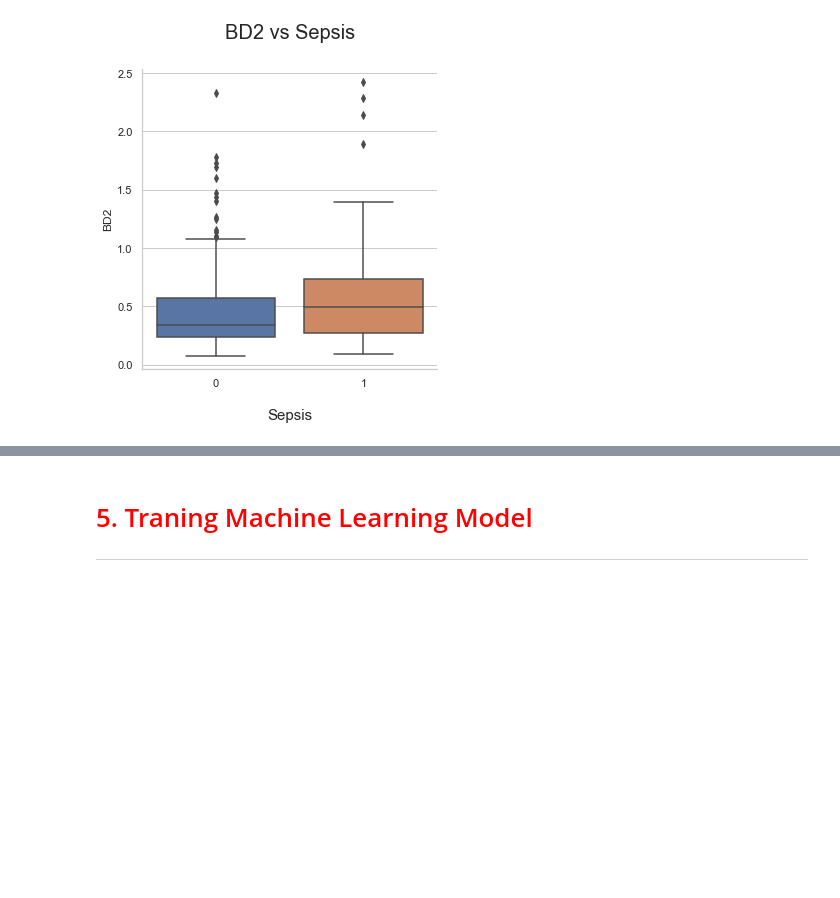
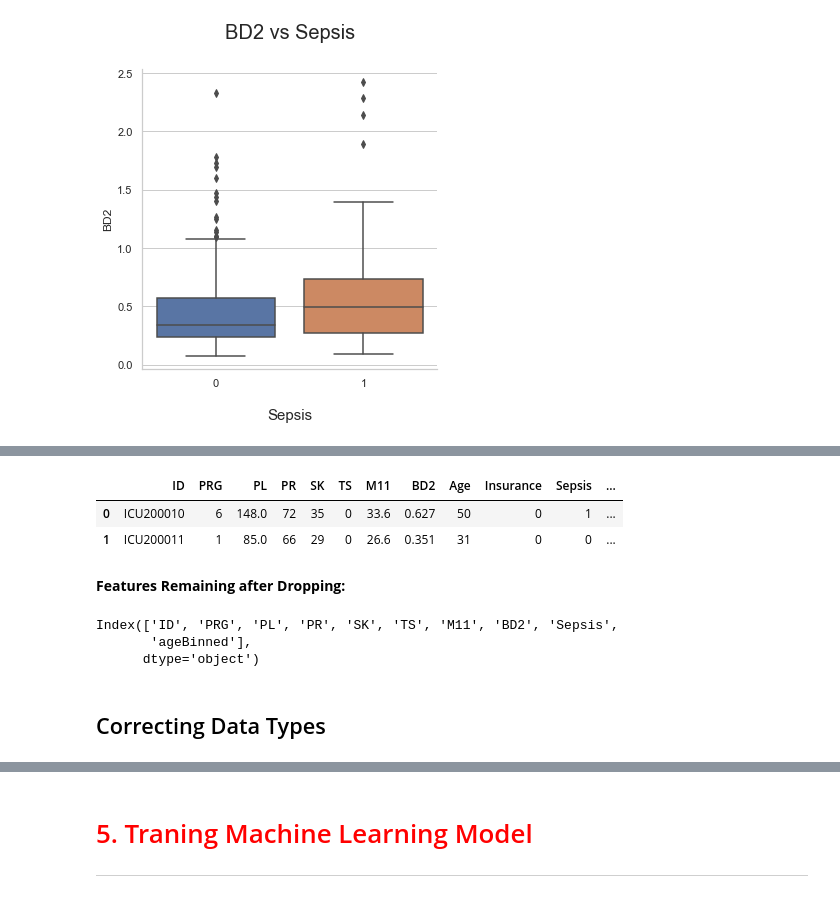
Before and after one commit to tuananh131001/Machine-Learning-Assigment1, a Jupyter notebook: Assignment_1.ipynb, the cells around one changed output, grey strips where cells are left out. Saved outputs shown, nothing was run; the diff lists cells and outputs as text; code cells hidden in the pictures; blank space fills up the shorter version.

```diff
--- a/Assignment_1.ipynb
+++ b/Assignment_1.ipynb
@@ -346,0 +937,20 @@ plt.xlabel("Sepsis", fontsize = 15, labelpad = 20);
+# %%
+"""Let's see all the variables we currently have with their category."""
+display(train.head(2))
+
+"""Drop the features that would not be useful anymore."""
+train.drop(columns = ["Age","Insurance"], inplace = True, axis = 1)
+
+"""Features after dropping."""
+bold("Features Remaining after Dropping:")
+display(train.columns)
+# %% [output]
+|  | ID | PRG | PL | PR | SK | TS | M11 | BD2 | Age | Insurance | Sepsis | ... |
+| 0 | ICU200010 | 6 | 148.0 | 72 | 35 | 0 | 33.6 | 0.627 | 50 | 0 | 1 | ... |
+| 1 | ICU200011 | 1 | 85.0 | 66 | 29 | 0 | 26.6 | 0.351 | 31 | 0 | 0 | ... |
+**Features Remaining after Dropping:**
+Index(['ID', 'PRG', 'PL', 'PR', 'SK', 'TS', 'M11', 'BD2', 'Sepsis',
+       'ageBinned'],
+      dtype='object')
+# %% [markdown]
+## Correcting Data Types
```
Also changed, not shown: parts of 102 cells of this notebook, 3 other files.
